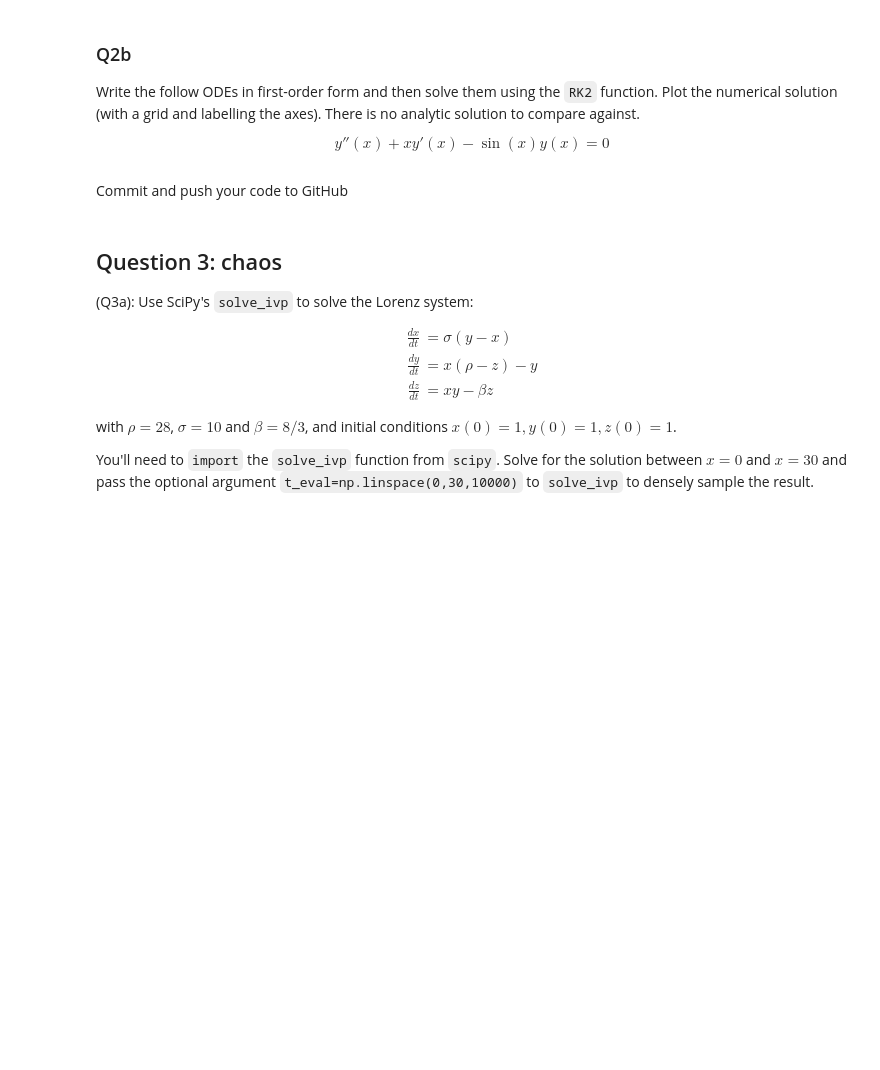
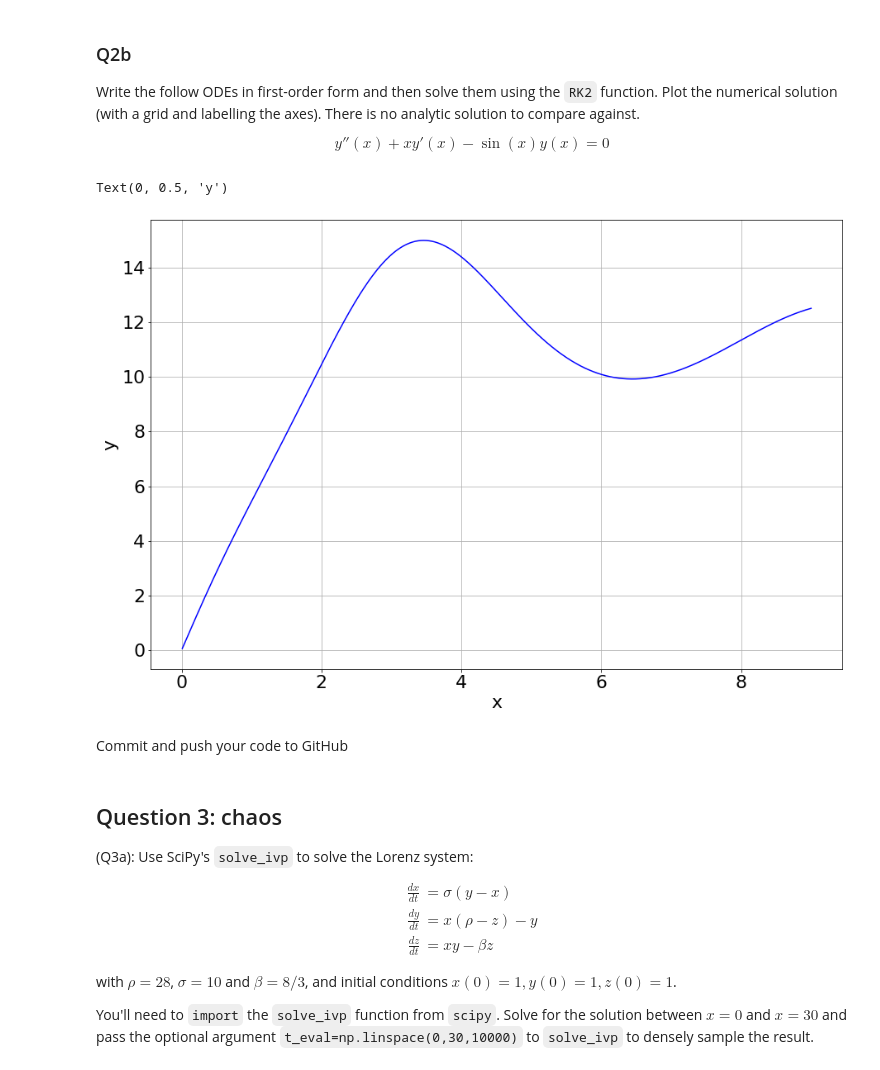
Before and after one commit to ConnorMcGoldrick/ACM20030-Assignments, a Jupyter notebook: Assignment-3.ipynb, the cells around one changed output. Saved outputs shown, nothing was run; the diff lists cells and outputs as text; code cells hidden in the pictures; blank space fills up the shorter version.

```diff
--- a/Assignment-3.ipynb
+++ b/Assignment-3.ipynb
@@ -218,6 +236,18 @@ How small do you have to make the step size for the numerical solution to agree
 Write the follow ODEs in first-order form and then solve them using the `RK2` function. Plot the numerical solution (with a grid and labelling the axes). There is no analytic solution to compare against.
 
 $$y''(x) + x y'(x) - \sin(x) y(x) = 0 $$
+# %%
+def f3(x,y):
+    return np.array([y[1], np.sin(x)*y[0] - x*y[1]])
+res2 = RK2(f3, 0.01, 0, [0,5.91], 900)
+x = np.linspace(0,10,400)
+plt.grid(True)
+plt.plot(res2[:,0], res2[:,1], 'b')
+plt.xlabel('x')
+plt.ylabel('y')
+# %% [output]
+Text(0, 0.5, 'y')
+[figure, added]
 # %% [markdown]
 Commit and push your code to GitHub
 # %% [markdown]
```
Also changed, not shown: parts of 8 cells of this notebook.
